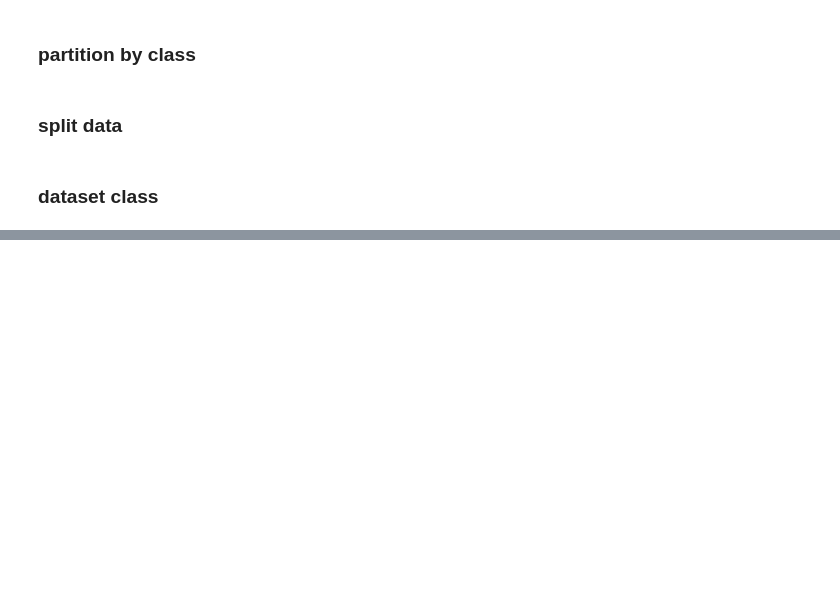
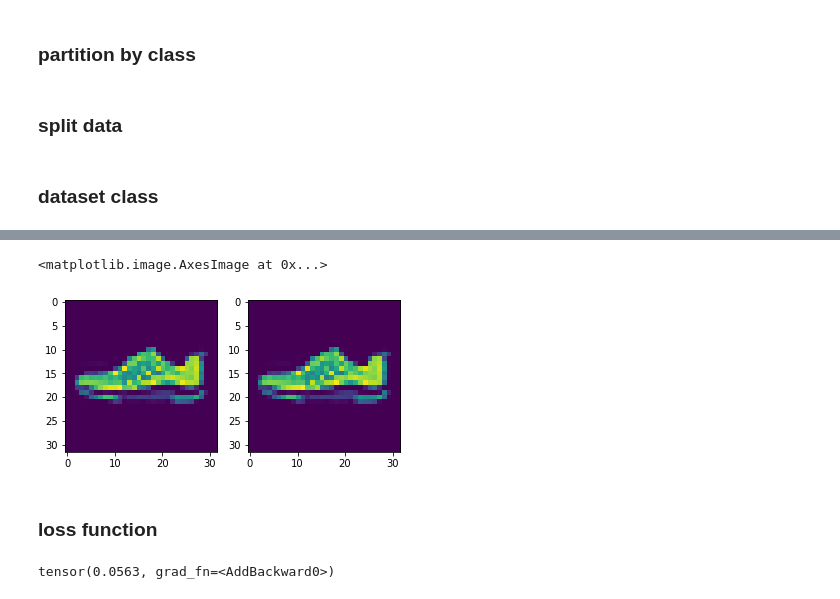
Before and after one commit to clu5/registration, a Jupyter notebook: notebooks/playground.ipynb, the cells around one changed output, grey strips where cells are left out. Cells and saved outputs as stored; diff of their text form; code cells hidden in the pictures; blank space fills up the shorter version.

```diff
--- a/notebooks/playground.ipynb
+++ b/notebooks/playground.ipynb
@@ -165,0 +206,8 @@ plt.imshow(sneaker_train_dataset[0][0][0])
+# %%
+five_train_loader = get_dataloader(five_train_dataset)
+five_val_loader = get_dataloader(five_val_dataset)
+five_test_loader = get_dataloader(five_test_dataset)
+
+sneaker_train_loader = get_dataloader(sneaker_train_dataset)
+sneaker_val_loader = get_dataloader(sneaker_val_dataset)
+sneaker_test_loader = get_dataloader(sneaker_test_dataset)
@@ -167,0 +220,4 @@ plt.imshow(sneaker_train_dataset[0][0][0])
+# %%
+inshape = (32, 32)
+infeats = 1
+unet = vm.networks.Unet(inshape=inshape, infeats=infeats)
@@ -167,0 +228,2 @@ plt.imshow(sneaker_train_dataset[0][0][0])
+# %%
+img = next(iter(sneaker_train_loader))
@@ -167,0 +234,13 @@ plt.imshow(sneaker_train_dataset[0][0][0])
+# %%
+conv_layer = torch.nn.Conv2d(16, 2, 3, padding=1)
+spatial_transformer = vm.layers.SpatialTransformer(inshape)
+moving_image = img[:, 0].unsqueeze(1)
+displacement = conv_layer(unet(moving_image))
+moved_image = spatial_transformer(moving_image, displacement)
+# %%
+fig, ax= plt.subplots(ncols=2)
+ax[0].imshow(img[0][0].detach().numpy())
+ax[1].imshow(moved_image[0][0].detach().numpy())
+# %% [output]
+<matplotlib.image.AxesImage at 0x...>
+[figure, added]
@@ -167,0 +268,2 @@ plt.imshow(sneaker_train_dataset[0][0][0])
+# %% [markdown]
+### loss function
@@ -167,0 +278,7 @@ plt.imshow(sneaker_train_dataset[0][0][0])
+# %%
+moving_image = img[:, 0].unsqueeze(1)
+fixed_image = img[:, 1].unsqueeze(1)
+prediction, displacement = model(moving_image)
+loss_func(fixed_image, moved_image, displacement)
+# %% [output]
+tensor(0.0563, grad_fn=<AddBackward0>)
```
Also changed, not shown: parts of 19 cells of this notebook.
